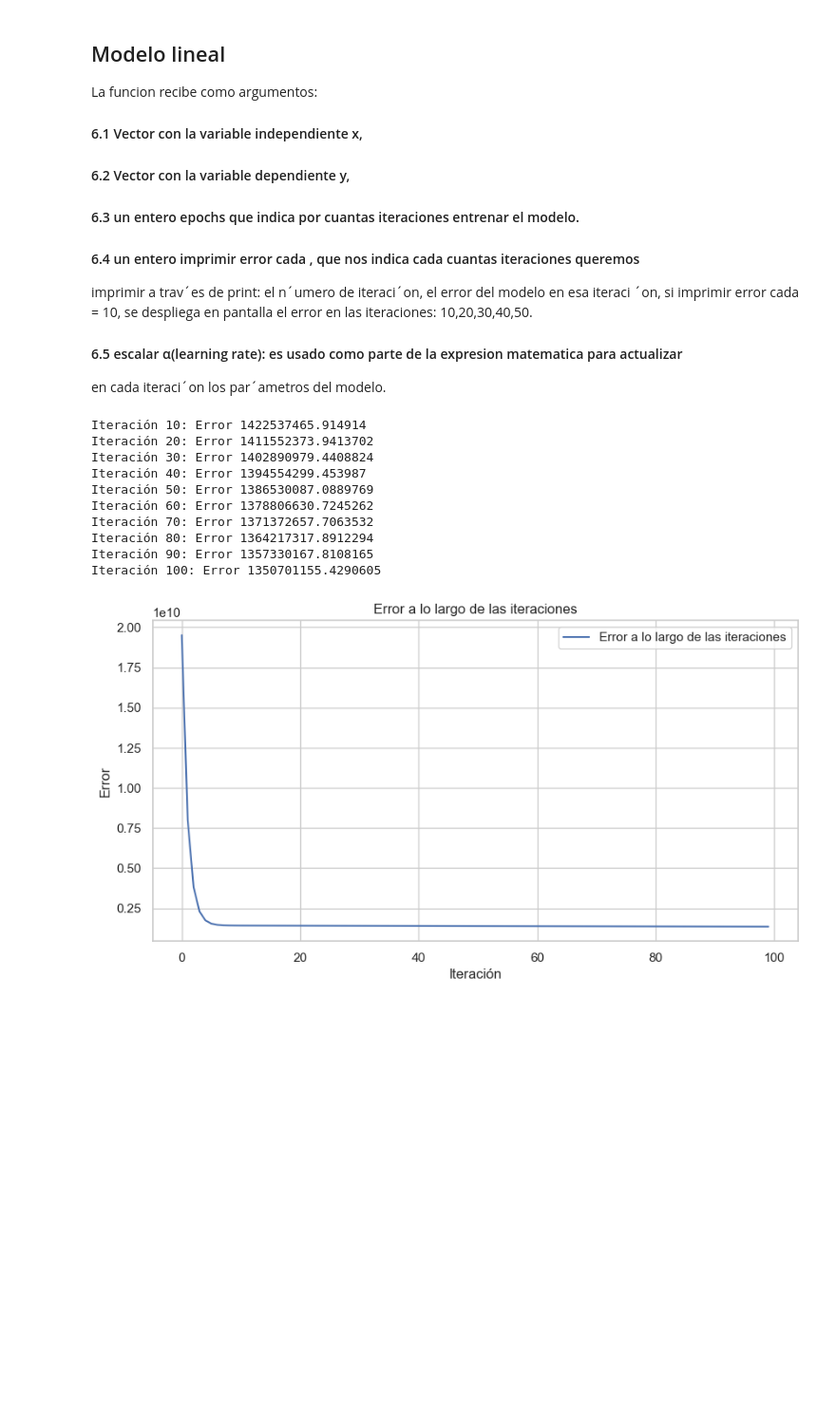
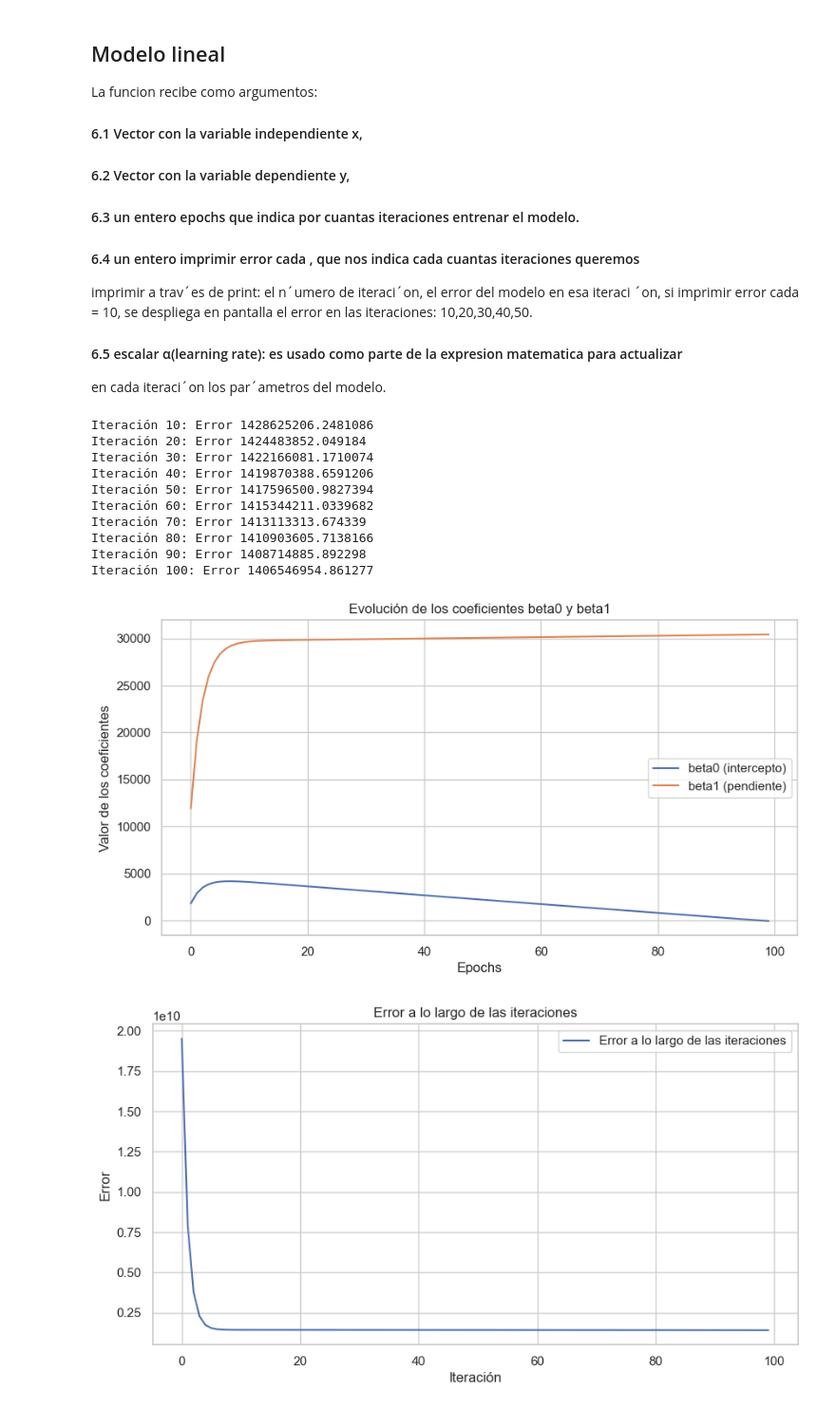
Before and after one commit to walteralexanderajtunpisquiy/PROYECTO1, a Jupyter notebook: ProyectoFinal.ipynb, the cells around one changed output. Shown at 95% size. Drawn from its saved outputs; the diff is of its cells as text; code cells hidden in the pictures; blank space fills up the shorter version.

```diff
--- a/ProyectoFinal.ipynb
+++ b/ProyectoFinal.ipynb
@@ -210,9 +235,7 @@ imprimir a trav´es de print: el n´umero de iteraci´on, el error del modelo en
 #### 6.5 escalar α(learning rate): es usado como parte de la expresion matematica para actualizar
 en cada iteraci´on los par´ametros del modelo.
 # %%
-import numpy as np
-import matplotlib.pyplot as plt
-
+#Se crea calase y se utiliza POO
 class MySimpleRegression:
 
     def __init__(self, beta0, beta1):
@@ -277,27 +300,64 @@ class MySimpleRegression:
         plt.title('Evolución de los coeficientes del modelo')
         plt.legend()
         plt.show()
+
+    def plot_model_evolution(self, x, y, n_iter=5):
+        X = np.column_stack((x, np.ones_like(x)))
+        for epoch, model in self.models.items():
+            if epoch < n_iter:
+                y_pred = np.dot(X, np.array([model['beta1'], model['beta0']]))
+                plt.plot(x, y_pred, label=f'Epoch {epoch}')
+        plt.scatter(x, y, color='red', label='Datos reales')
+        plt.title(f'Evolución del modelo durante las primeras {n_iter} iteraciones')
+        plt.xlabel('X')
+        plt.ylabel('Y')
+        plt.legend()
+        plt.show()
+
+    def plot_betas_evolution(self):
+        """
+        Grafica la evolución de los coeficientes beta0 y beta1 a lo largo de las iteraciones.
+        """
+        if not self.models:
+            print("No hay modelos para graficar. Entrena el modelo primero.")
+            return
+
+        beta0_values = [model[1] for model in self.models.values()]  # Interceptos beta0
+        beta1_values = [model[0] for model in self.models.values()]  # Pendientes beta1
+        epochs = list(self.models.keys())
+
+        plt.figure(figsize=(10, 5))
+        plt.plot(epochs, beta0_values, label='beta0 (intercepto)')
+        plt.plot(epochs, beta1_values, label='beta1 (pendiente)')
+        plt.xlabel('Epochs')
+        plt.ylabel('Valor de los coeficientes')
+        plt.title('Evolución de los coeficientes beta0 y beta1')
+        plt.legend()
+        plt.show()
 # %%
 # Asumiendo que la clase MySimpleRegression y el DataFrame df ya están definidos
 ModeloOverallQual = MySimpleRegression(1, 1)
 mo_manual, errs = ModeloOverallQual.train_model(
     x=df['OverallQual'],
     y=df['SalePrice'],
     epochs=100,
     print_error_every=10,
-    learning_rate=0.04
+    learning_rate=0.01
 )
+
+ModeloOverallQual.plot_betas_evolution()
 # %% [output]
-Iteración 10: Error 1422537465.914914
-Iteración 20: Error 1411552373.9413702
-Iteración 30: Error 1402890979.4408824
-Iteración 40: Error 1394554299.453987
-Iteración 50: Error 1386530087.0889769
-Iteración 60: Error 1378806630.7245262
-Iteración 70: Error 1371372657.7063532
-Iteración 80: Error 1364217317.8912294
-Iteración 90: Error 1357330167.8108165
-Iteración 100: Error 1350701155.4290605
+Iteración 10: Error 1428625206.2481086
+Iteración 20: Error 1424483852.049184
+Iteración 30: Error 1422166081.1710074
+Iteración 40: Error 1419870388.6591206
+Iteración 50: Error 1417596500.9827394
+Iteración 60: Error 1415344211.0339682
+Iteración 70: Error 1413113313.674339
+Iteración 80: Error 1410903605.7138166
+Iteración 90: Error 1408714885.892298
+Iteración 100: Error 1406546954.861277
+[figure, added]
 # %%
 ModeloOverallQual.grafi_errores()
 # %% [output]
```
Also changed, not shown: parts of 10 cells of this notebook.
